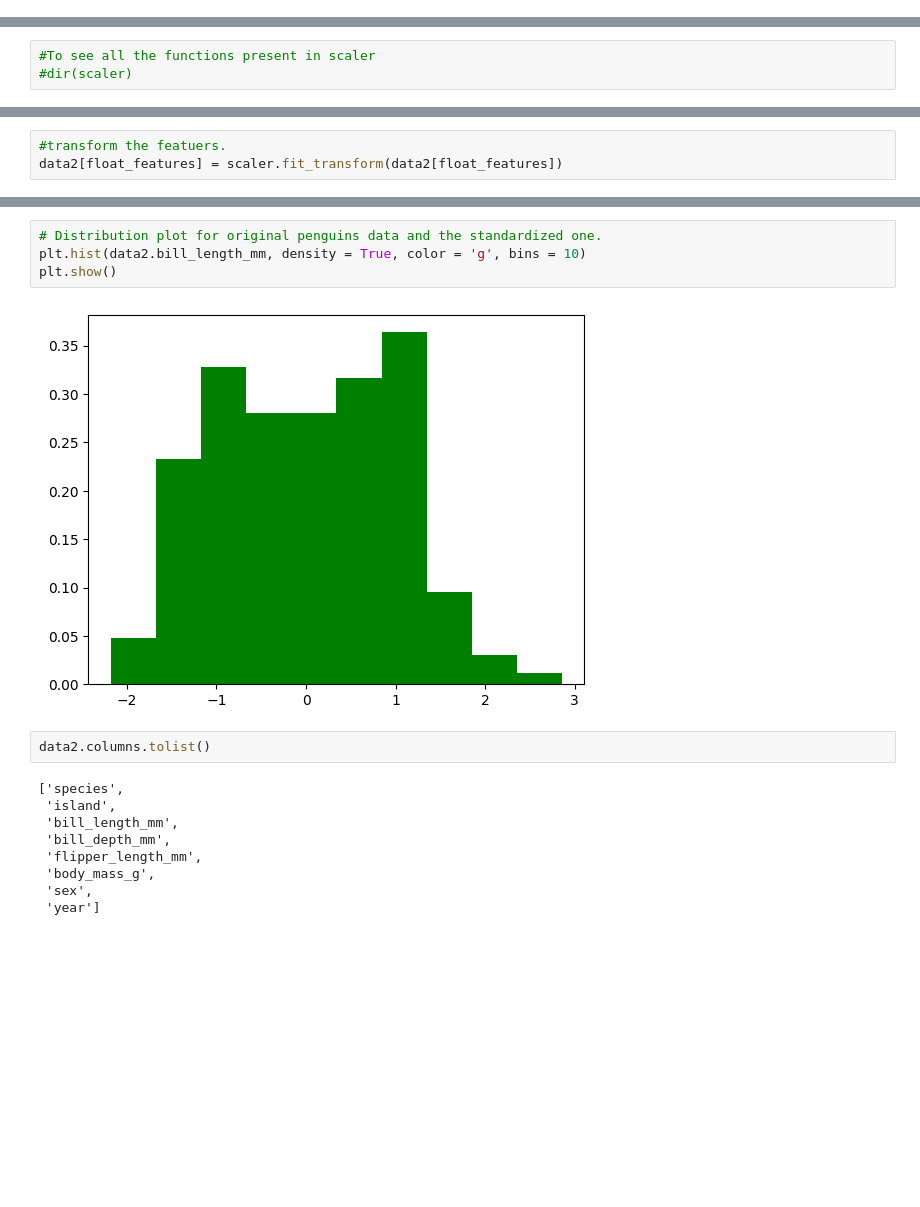
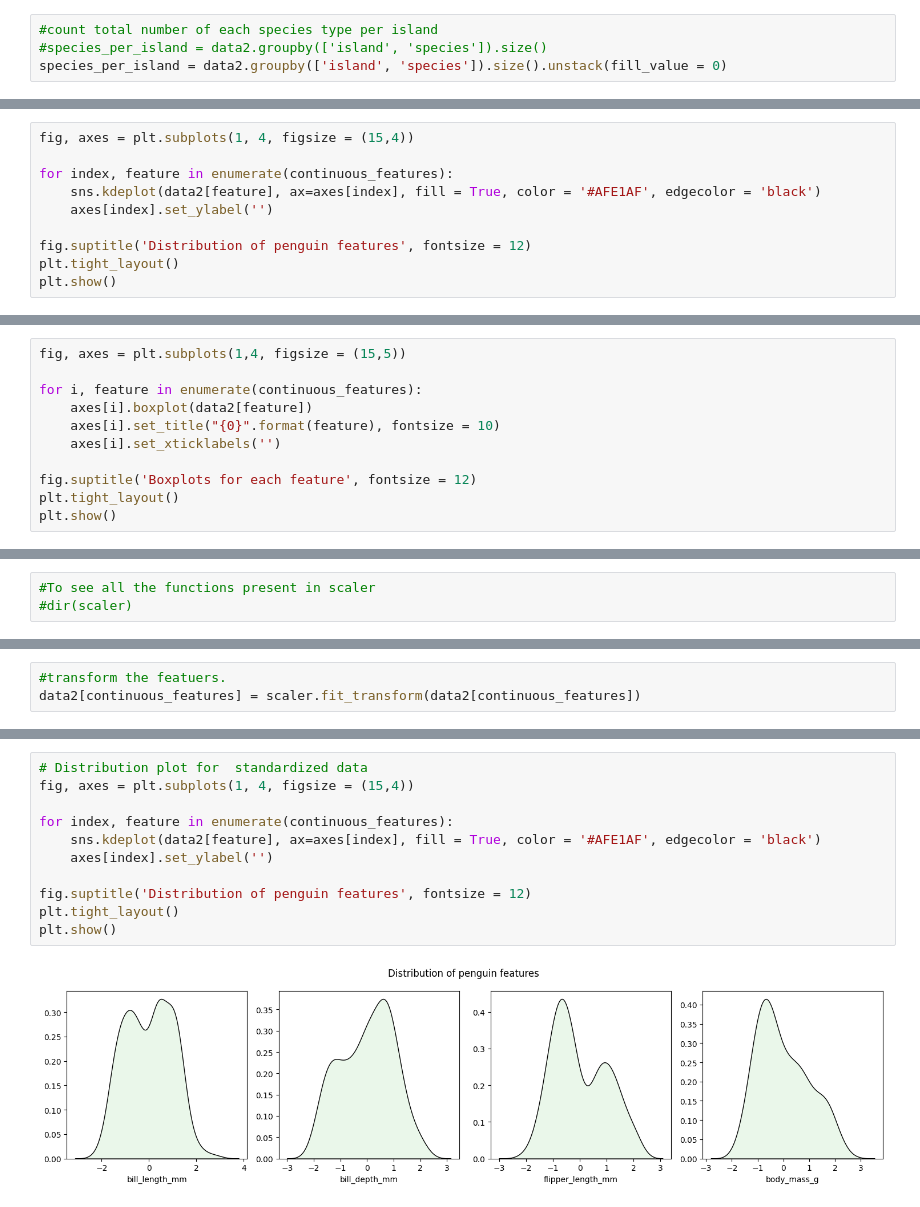
Before and after one commit to Cshefali/Data-Analysis-And-Viz-Python, a Jupyter notebook: Palmer Penguins Data/descriptive_stats_and_correlation_analysis.ipynb, the cells around one changed output, grey strips where cells are left out. Cells and saved outputs as stored; diff of their text form; blank space fills up the shorter version.

Commit message:
descriptive stats penguins ntbk

```diff
--- a/Palmer Penguins Data/descriptive_stats_and_correlation_analysis.ipynb
+++ b/Palmer Penguins Data/descriptive_stats_and_correlation_analysis.ipynb
@@ -136,0 +207,4 @@ year :  [2007 2008 2009]
+# %%
+#count total number of each species type per island
+#species_per_island = data2.groupby(['island', 'species']).size()
+species_per_island = data2.groupby(['island', 'species']).size().unstack(fill_value = 0)
@@ -218,0 +322,10 @@ A visual inspection provides even more clarity.
+# %%
+fig, axes = plt.subplots(1, 4, figsize = (15,4))
+
+for index, feature in enumerate(continuous_features):
+    sns.kdeplot(data2[feature], ax=axes[index], fill = True, color = '#AFE1AF', edgecolor = 'black')
+    axes[index].set_ylabel('')
+
+fig.suptitle('Distribution of penguin features', fontsize = 12)
+plt.tight_layout()
+plt.show()
@@ -218,0 +336,11 @@ A visual inspection provides even more clarity.
+# %%
+fig, axes = plt.subplots(1,4, figsize = (15,5))
+
+for i, feature in enumerate(continuous_features):
+    axes[i].boxplot(data2[feature])
+    axes[i].set_title("{0}".format(feature), fontsize = 10)
+    axes[i].set_xticklabels('')
+
+fig.suptitle('Boxplots for each feature', fontsize = 12)
+plt.tight_layout()
+plt.show()
@@ -237,5 +365,5 @@ Index(['bill_length_mm', 'bill_depth_mm', 'flipper_length_mm', 'body_mass_g'], d
 # %%
 #transform the featuers.
-data2[float_features] = scaler.fit_transform(data2[float_features])
+data2[continuous_features] = scaler.fit_transform(data2[continuous_features])
 # %%
 #check Summary stats now
@@ -251,19 +379,15 @@ data2[float_features].describe()
 | 75% | 0.844 | 0.781 | 0.860 | 0.706 |
 | max | 2.858 | 2.205 | 2.146 | 2.603 |
 # %%
-# Distribution plot for original penguins data and the standardized one.
-plt.hist(data2.bill_length_mm, density = True, color = 'g', bins = 10)
+# Distribution plot for  standardized data
+fig, axes = plt.subplots(1, 4, figsize = (15,4))
+
+for index, feature in enumerate(continuous_features):
+    sns.kdeplot(data2[feature], ax=axes[index], fill = True, color = '#AFE1AF', edgecolor = 'black')
+    axes[index].set_ylabel('')
+
+fig.suptitle('Distribution of penguin features', fontsize = 12)
+plt.tight_layout()
 plt.show()
 # %% [output]
-[figure, old version]
+[figure, new version]
-# %%
-data2.columns.tolist()
-# %% [output]
-['species',
- 'island',
- 'bill_length_mm',
- 'bill_depth_mm',
- 'flipper_length_mm',
- 'body_mass_g',
- 'sex',
- 'year']
```
Also changed, not shown: parts of 26 cells of this notebook.
